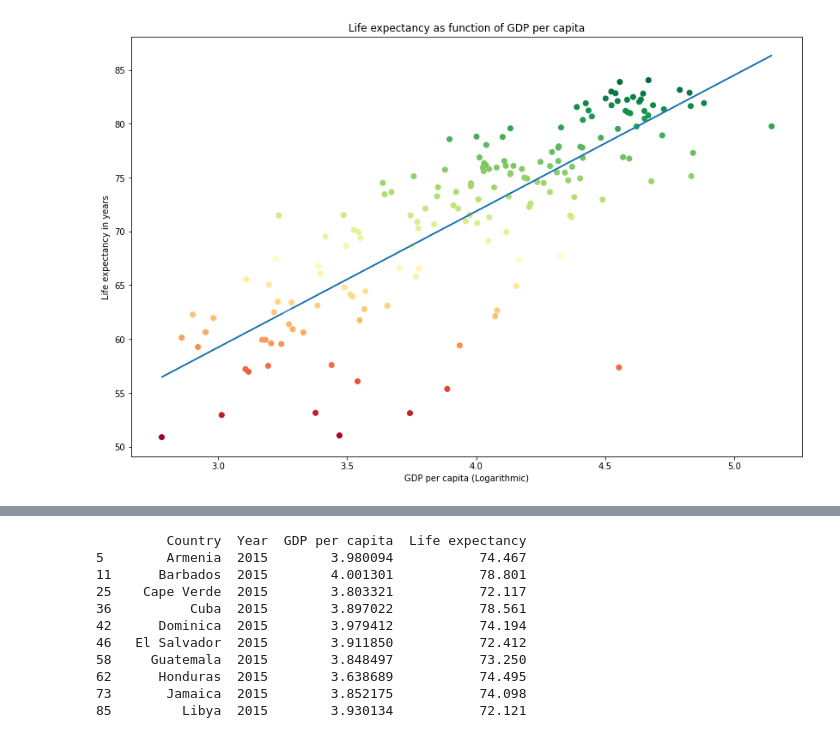
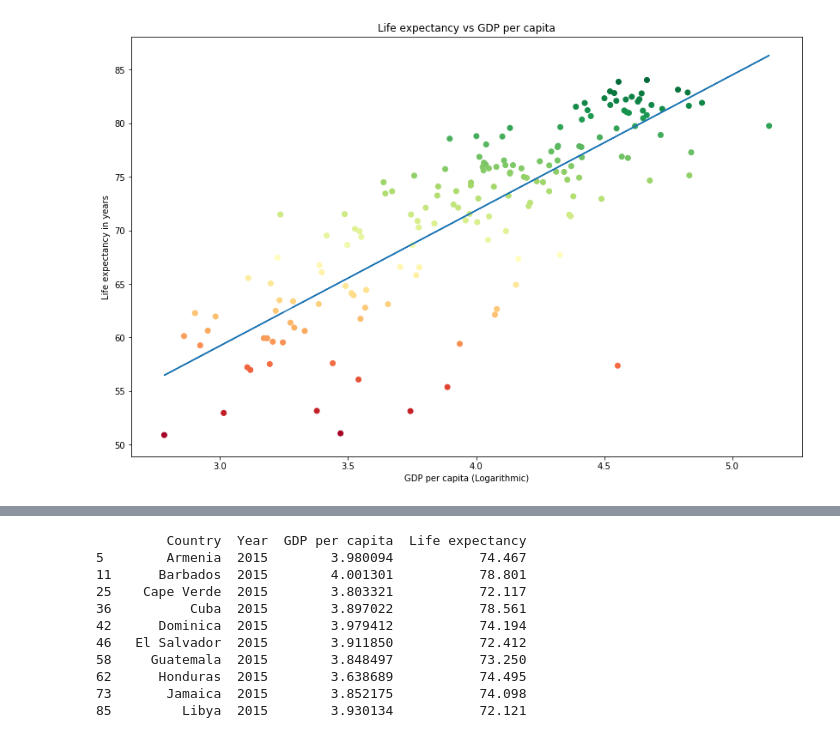
Before and after one commit to antondanieli/DAT405-assignments, a Jupyter notebook: assignments/assignment 1/assignment_1.ipynb, the cells around one changed output, grey strips where cells are left out. Saved outputs shown, nothing was run; the diff lists cells and outputs as text; code cells hidden in the pictures.

```diff
--- a/assignments/assignment 1/assignment_1.ipynb
+++ b/assignments/assignment 1/assignment_1.ipynb
@@ -39,21 +67,21 @@ df_2015_2["GDP"] = np.log10(df_2015_2["GDP"])
 # %%
 # Map data to x, y values and create regression line
 x = df_2015["GDP per capita"]
 y = df_2015["Life expectancy"]
 m, b = np.polyfit(x, y, 1)
 
 # Create regression line and scatter plot
 plt.plot(x, m*x + b)
 plt.scatter(x, y, c=df_2015["Life expectancy"], cmap="RdYlGn")
 
 # Create title and labels
-plt.title('Life expectancy as function of GDP per capita')
+plt.title('Life expectancy vs GDP per capita')
 plt.xlabel('GDP per capita (Logarithmic)')
 plt.ylabel('Life expectancy in years')
 
 # Increase size of figure
 plt.rcParams['figure.figsize'] = [14, 9]
 
 plt.show()
 # %% [output]
-[figure, old version]
+[figure, new version]
```
Also changed, not shown: parts of 16 cells of this notebook.
